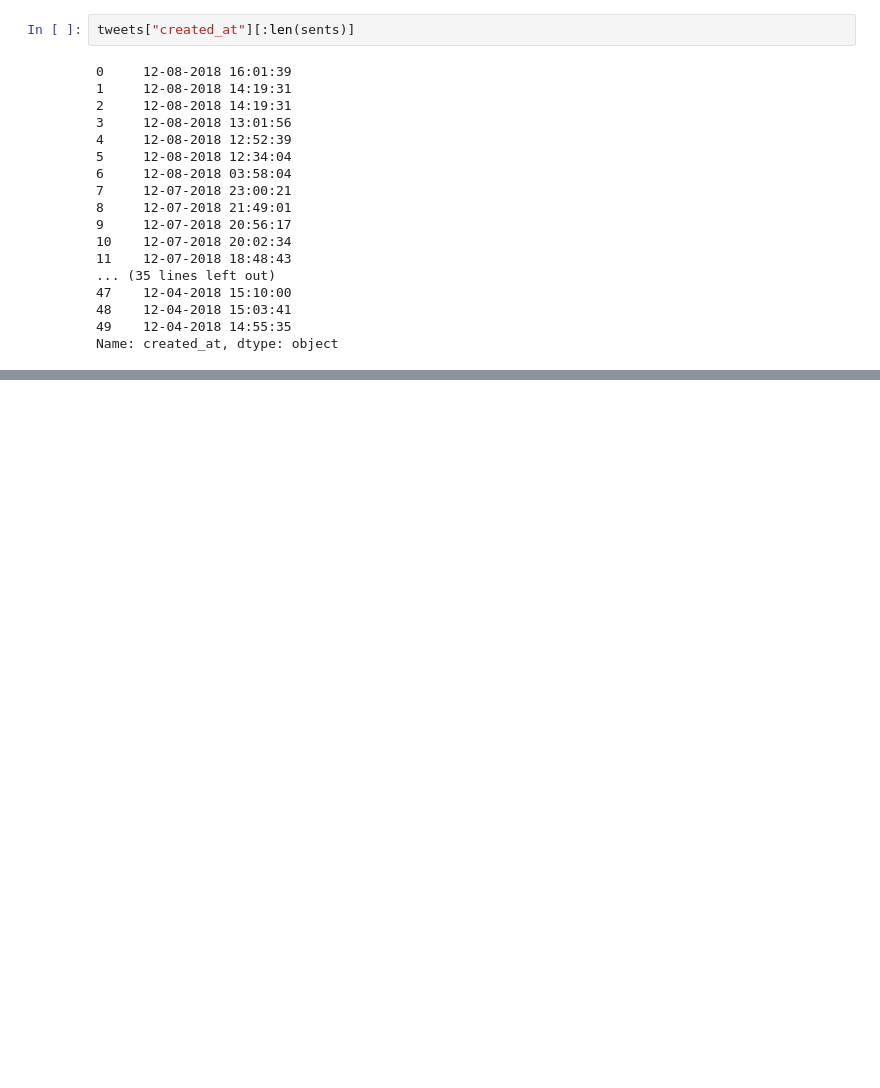
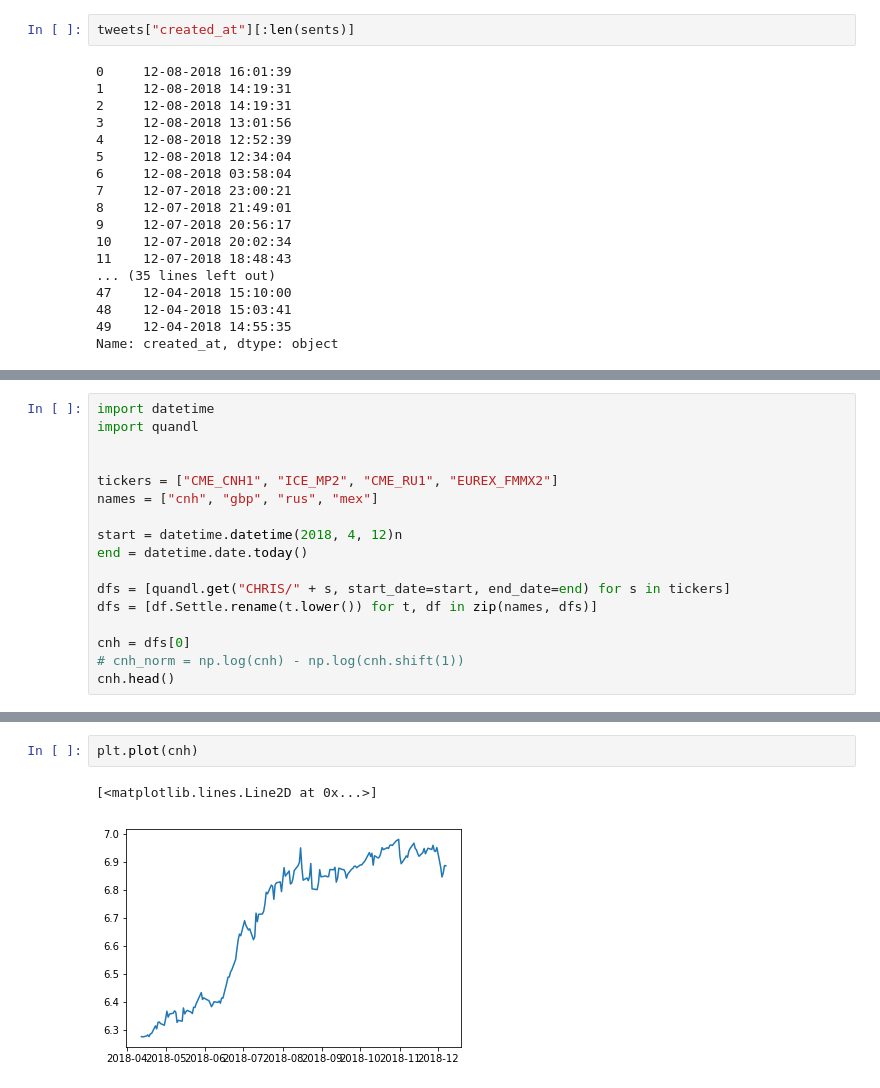
Before and after one commit to RajatRasal/TrumpCharts, a Jupyter notebook: Untitled.ipynb, the cells around one changed output, grey strips where cells are left out. Cells and saved outputs as stored; diff of their text form; blank space fills up the shorter version.

```diff
--- a/Untitled.ipynb
+++ b/Untitled.ipynb
@@ -246,0 +265,17 @@ plt.bar(tweets["created_at"][:len(sents)].values, tweets["sents"][:len(sents)].v
+# %%
+import datetime
+import quandl
+
+
+tickers = ["CME_CNH1", "ICE_MP2", "CME_RU1", "EUREX_FMMX2"]
+names = ["cnh", "gbp", "rus", "mex"]
+
+start = datetime.datetime(2018, 4, 12)n
+end = datetime.date.today()
+
+dfs = [quandl.get("CHRIS/" + s, start_date=start, end_date=end) for s in tickers]
+dfs = [df.Settle.rename(t.lower()) for t, df in zip(names, dfs)]
+
+cnh = dfs[0]
+# cnh_norm = np.log(cnh) - np.log(cnh.shift(1))
+cnh.head()
@@ -246,0 +343,5 @@ plt.bar(tweets["created_at"][:len(sents)].values, tweets["sents"][:len(sents)].v
+# %%
+plt.plot(cnh)
+# %% [output]
+[<matplotlib.lines.Line2D at 0x...>]
+[figure, added]
```
Also changed, not shown: parts of 10 cells of this notebook, 1 other file.
